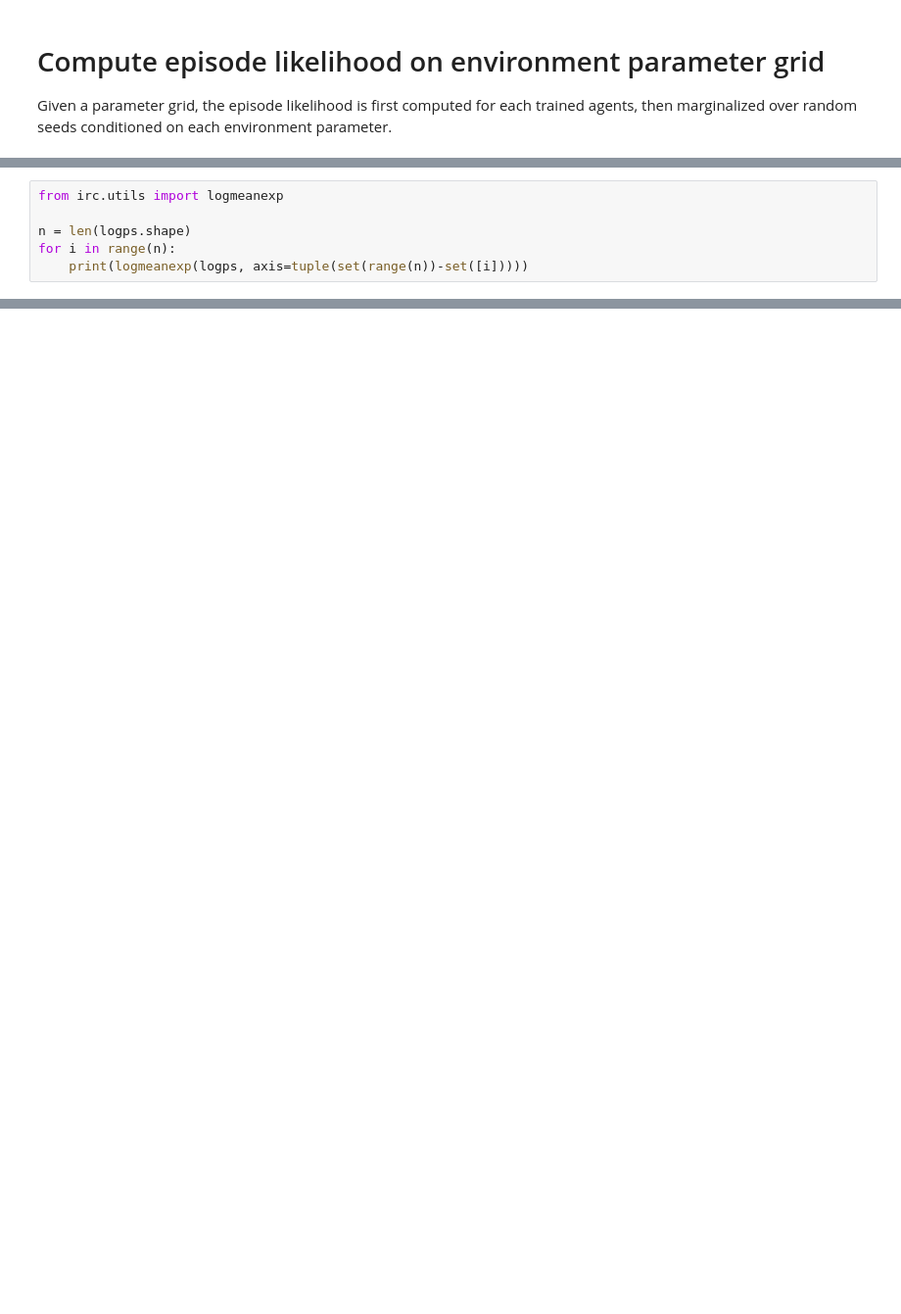
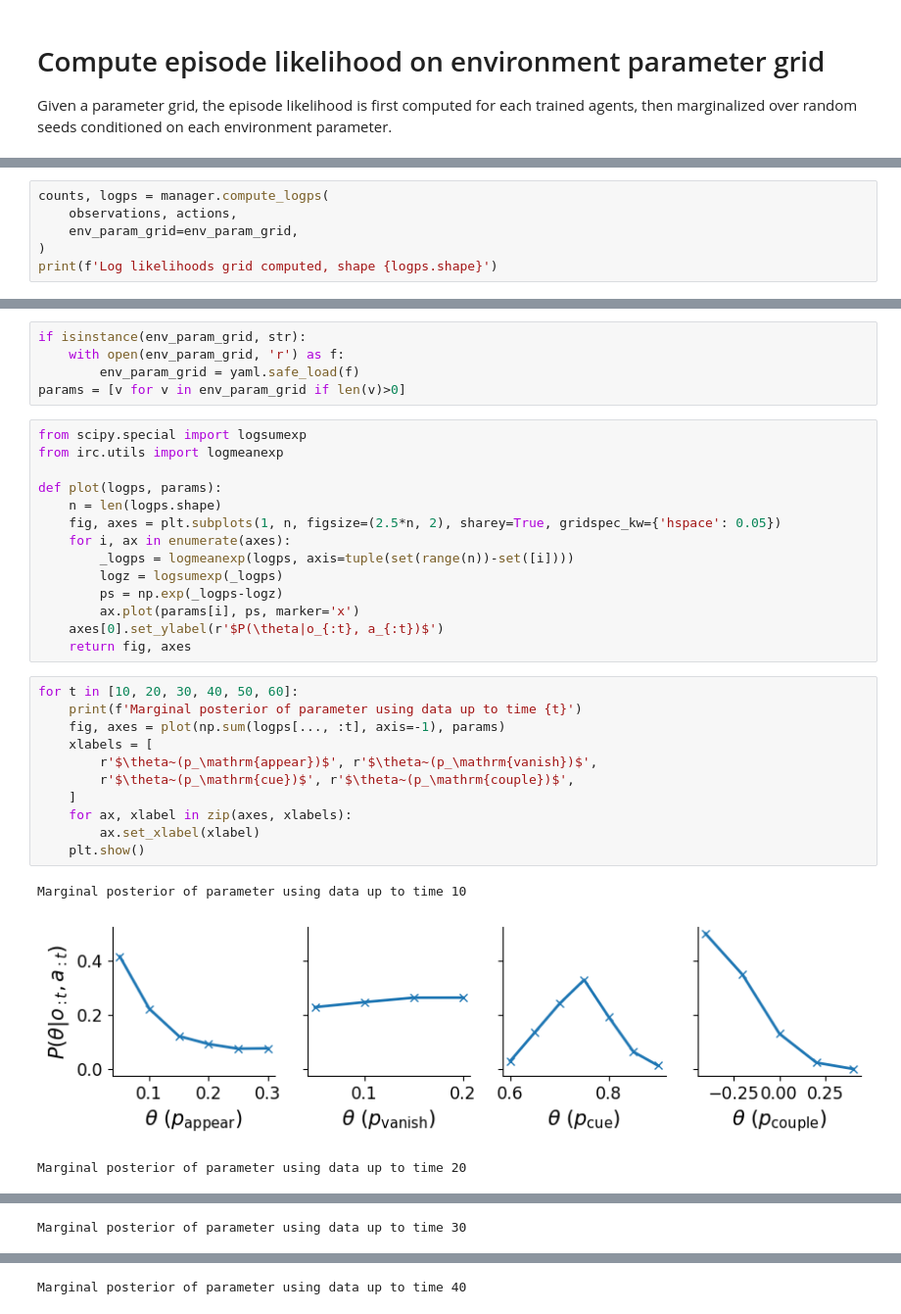
Before and after one commit to XaqLab/box-foraging, a Jupyter notebook: demo.ipynb, the cells around one changed output, grey strips where cells are left out. Shown: that part at 98% size. Saved outputs shown, nothing was run; the diff lists cells and outputs as text; blank space fills up the shorter version.

```diff
--- a/demo.ipynb
+++ b/demo.ipynb
@@ -188,6 +165,0 @@ Log likelihoods grid computed, shape (3, 2, 3, 5)
-# %%
-from irc.utils import logmeanexp
-
-n = len(logps.shape)
-for i in range(n):
-    print(logmeanexp(logps, axis=tuple(set(range(n))-set([i]))))
@@ -198,0 +166,6 @@ for i in range(n):
+# %%
+counts, logps = manager.compute_logps(
+    observations, actions,
+    env_param_grid=env_param_grid,
+)
+print(f'Log likelihoods grid computed, shape {logps.shape}')
@@ -198,0 +196,34 @@ for i in range(n):
+# %%
+if isinstance(env_param_grid, str):
+    with open(env_param_grid, 'r') as f:
+        env_param_grid = yaml.safe_load(f)
+params = [v for v in env_param_grid if len(v)>0]
+# %%
+from scipy.special import logsumexp
+from irc.utils import logmeanexp
+
+def plot(logps, params):
+    n = len(logps.shape)
+    fig, axes = plt.subplots(1, n, figsize=(2.5*n, 2), sharey=True, gridspec_kw={'hspace': 0.05})
+    for i, ax in enumerate(axes):
+        _logps = logmeanexp(logps, axis=tuple(set(range(n))-set([i])))
+        logz = logsumexp(_logps)
+        ps = np.exp(_logps-logz)
+        ax.plot(params[i], ps, marker='x')
+    axes[0].set_ylabel(r'$P(\theta|o_{:t}, a_{:t})$')
+    return fig, axes
+# %%
+for t in [10, 20, 30, 40, 50, 60]:
+    print(f'Marginal posterior of parameter using data up to time {t}')
+    fig, axes = plot(np.sum(logps[..., :t], axis=-1), params)
+    xlabels = [
+        r'$\theta~(p_\mathrm{appear})$', r'$\theta~(p_\mathrm{vanish})$',
+        r'$\theta~(p_\mathrm{cue})$', r'$\theta~(p_\mathrm{couple})$',
+    ]
+    for ax, xlabel in zip(axes, xlabels):
+        ax.set_xlabel(xlabel)
+    plt.show()
+# %% [output]
+Marginal posterior of parameter using data up to time 10
+[figure, added]
+Marginal posterior of parameter using data up to time 20
@@ -198,0 +231 @@ for i in range(n):
+Marginal posterior of parameter using data up to time 30
@@ -198,0 +233 @@ for i in range(n):
+Marginal posterior of parameter using data up to time 40
```
Also changed, not shown: parts of 22 cells of this notebook, 1 other file.
